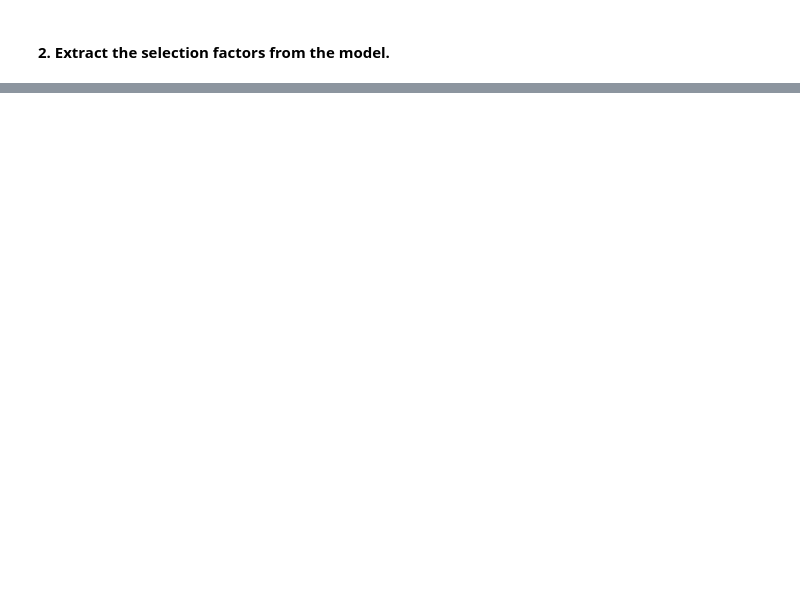
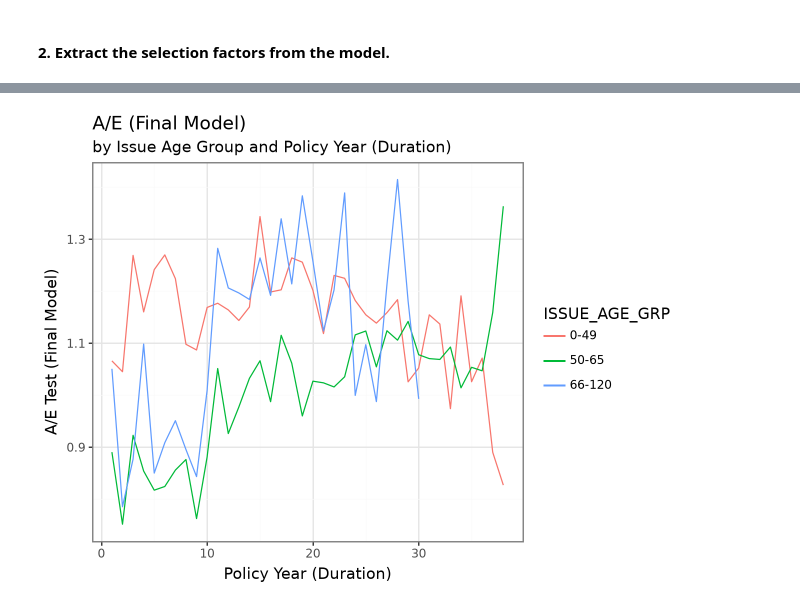
Before and after one commit to mma-fsa/data-examples, a Jupyter notebook: src/analysis/5_advanced_glms_sel_factors.ipynb, the cells around one changed output, grey strips where cells are left out. Saved outputs shown, nothing was run; the diff lists cells and outputs as text; code cells hidden in the pictures; blank space fills up the shorter version.

```diff
--- a/src/analysis/5_advanced_glms_sel_factors.ipynb
+++ b/src/analysis/5_advanced_glms_sel_factors.ipynb
@@ -802,0 +850,12 @@ df_coefs.sort_values(by="abs_coef", ascending=False)
+# %%
+all_factor_analysis_tables = factor_analysis.get_factor_analysis(
+    df_train,
+    context={"selection_factor": selection_factor}
+)
+
+sel_factor_table = filter(
+    lambda x: x["term_group"].unique()[0] == sel_factor_term_group,
+    all_factor_analysis_tables).__next__()
+
+# easier to see in wide format
+sel_factor_table.pivot(index="DURATION", columns="ISSUE_AGE_GRP", values="factor")
@@ -802,0 +885,5 @@ df_coefs.sort_values(by="abs_coef", ascending=False)
+# %%
+adj_sel_factor_table = sel_factor_table.assign(
+    FACTOR=lambda x: x["factor"] / x.groupby("ISSUE_AGE_GRP")["factor"].transform("max")
+)
+adj_sel_factor_table.pivot(index="DURATION", columns="ISSUE_AGE_GRP", values="FACTOR")
@@ -826,0 +1050,26 @@ sel_factors.pivot(index="SEL_FACTOR_DURATION", columns="ISSUE_AGE_GRP", values="
+# %%
+X_mat_test = model_formula.get_model_matrix(
+    df_test_w_sel,
+    context={"selection_factor": selection_factor})
+offset_test = np.log(df_test_w_sel["EXPECTED_COUNT_SEL"])
+
+df_test_w_sel["EXPECTED_COUNT_FINAL"] = glmnet_final_model.predict(X_mat_test, offset=offset_test)
+
+df_plot = (
+    df_test_w_sel
+    .groupby(["DURATION", "ISSUE_AGE_GRP"])
+    .agg({"EXPECTED_COUNT_FINAL": "sum", "CLAIM_COUNT": "sum"})
+    .reset_index()
+    .assign(AE_FINAL = lambda x: x["CLAIM_COUNT"] / x["EXPECTED_COUNT_FINAL"])
+)
+
+(
+    p9.ggplot(df_plot, p9.aes(x="DURATION", y="AE_FINAL", color="ISSUE_AGE_GRP")) +
+    p9.geom_line() +
+    p9.theme_bw() +
+    p9.ylab("A/E Test (Final Model)") +
+    p9.xlab("Policy Year (Duration)") +
+    p9.ggtitle("A/E (Final Model)", "by Issue Age Group and Policy Year (Duration)")
+)
+# %% [output]
+[figure, added]
```
Also changed, not shown: parts of 14 cells of this notebook, 1 other file.
